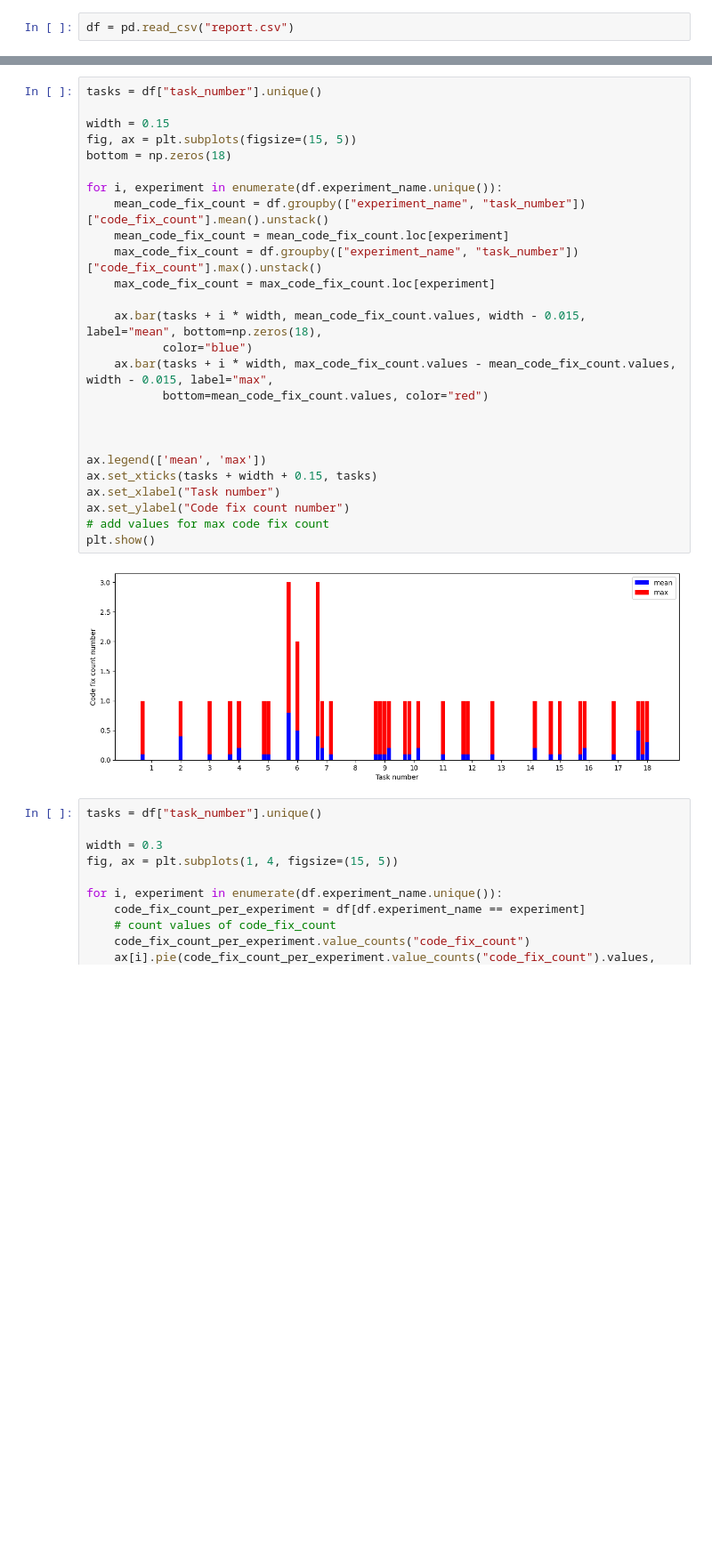
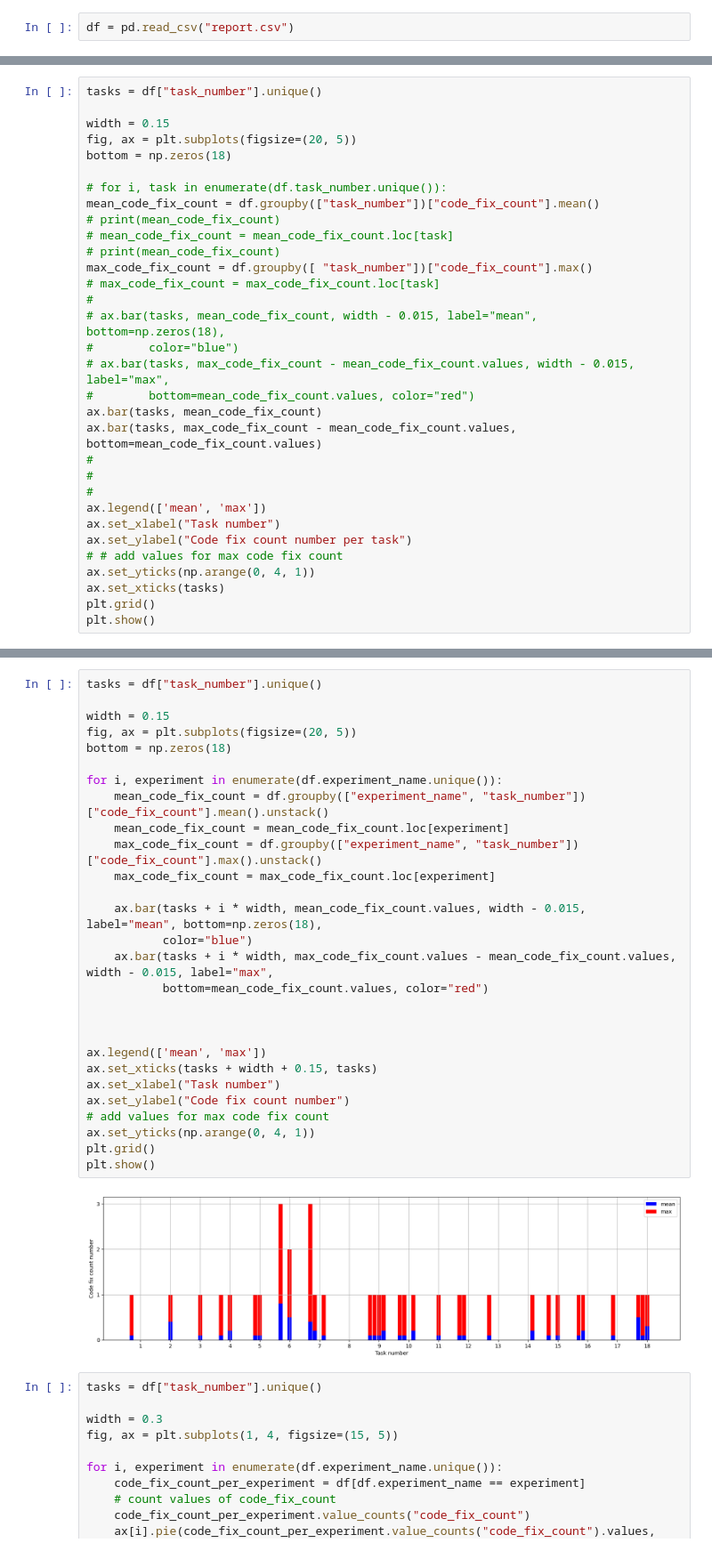
Before and after one commit to SzymonKwiecinski/MasterDegreeV2, a Jupyter notebook: src/experiment_1/analysis.ipynb, the cells around one changed output, grey strips where cells are left out. Shown at 89% size. Saved outputs shown, nothing was run; the diff lists cells and outputs as text; blank space fills up the shorter version.

```diff
--- a/src/experiment_1/analysis.ipynb
+++ b/src/experiment_1/analysis.ipynb
@@ -13,3 +13,35 @@ df.head()
 | 2 | experiment_11 | 1 | 3 | 0 | True | 12000.00 | ... |
 | 3 | experiment_11 | 1 | 4 | 0 | True | 7.37 | ... |
 | 4 | experiment_11 | 1 | 5 | 0 | True | 240.90 | ... |
+# %%
+tasks = df["task_number"].unique()
+
+width = 0.15
+fig, ax = plt.subplots(figsize=(20, 5))
+bottom = np.zeros(18)
+
+# for i, task in enumerate(df.task_number.unique()):
+mean_code_fix_count = df.groupby(["task_number"])["code_fix_count"].mean()
+# print(mean_code_fix_count)
+# mean_code_fix_count = mean_code_fix_count.loc[task]
+# print(mean_code_fix_count)
+max_code_fix_count = df.groupby([ "task_number"])["code_fix_count"].max()
+# max_code_fix_count = max_code_fix_count.loc[task]
+#
+# ax.bar(tasks, mean_code_fix_count, width - 0.015, label="mean", bottom=np.zeros(18),
+#        color="blue")
+# ax.bar(tasks, max_code_fix_count - mean_code_fix_count.values, width - 0.015, label="max",
+#        bottom=mean_code_fix_count.values, color="red")
+ax.bar(tasks, mean_code_fix_count)
+ax.bar(tasks, max_code_fix_count - mean_code_fix_count.values, bottom=mean_code_fix_count.values)
+#
+#
+#
+ax.legend(['mean', 'max'])
+ax.set_xlabel("Task number")
+ax.set_ylabel("Code fix count number per task")
+# # add values for max code fix count
+ax.set_yticks(np.arange(0, 4, 1))
+ax.set_xticks(tasks)
+plt.grid()
+plt.show()
@@ -16,31 +50,33 @@ df.head()
 # %%
 tasks = df["task_number"].unique()
 
 width = 0.15
-fig, ax = plt.subplots(figsize=(15, 5))
+fig, ax = plt.subplots(figsize=(20, 5))
 bottom = np.zeros(18)
 
 for i, experiment in enumerate(df.experiment_name.unique()):
     mean_code_fix_count = df.groupby(["experiment_name", "task_number"])["code_fix_count"].mean().unstack()
     mean_code_fix_count = mean_code_fix_count.loc[experiment]
     max_code_fix_count = df.groupby(["experiment_name", "task_number"])["code_fix_count"].max().unstack()
     max_code_fix_count = max_code_fix_count.loc[experiment]
 
     ax.bar(tasks + i * width, mean_code_fix_count.values, width - 0.015, label="mean", bottom=np.zeros(18),
            color="blue")
     ax.bar(tasks + i * width, max_code_fix_count.values - mean_code_fix_count.values, width - 0.015, label="max",
            bottom=mean_code_fix_count.values, color="red")
 
 
 
 ax.legend(['mean', 'max'])
 ax.set_xticks(tasks + width + 0.15, tasks)
 ax.set_xlabel("Task number")
 ax.set_ylabel("Code fix count number")
 # add values for max code fix count
+ax.set_yticks(np.arange(0, 4, 1))
+plt.grid()
 plt.show()
 # %% [output]
-[figure, old version]
+[figure, new version]
 # %%
 tasks = df["task_number"].unique()
 
```
Also changed, not shown: parts of 2 cells of this notebook, 4 other files.
